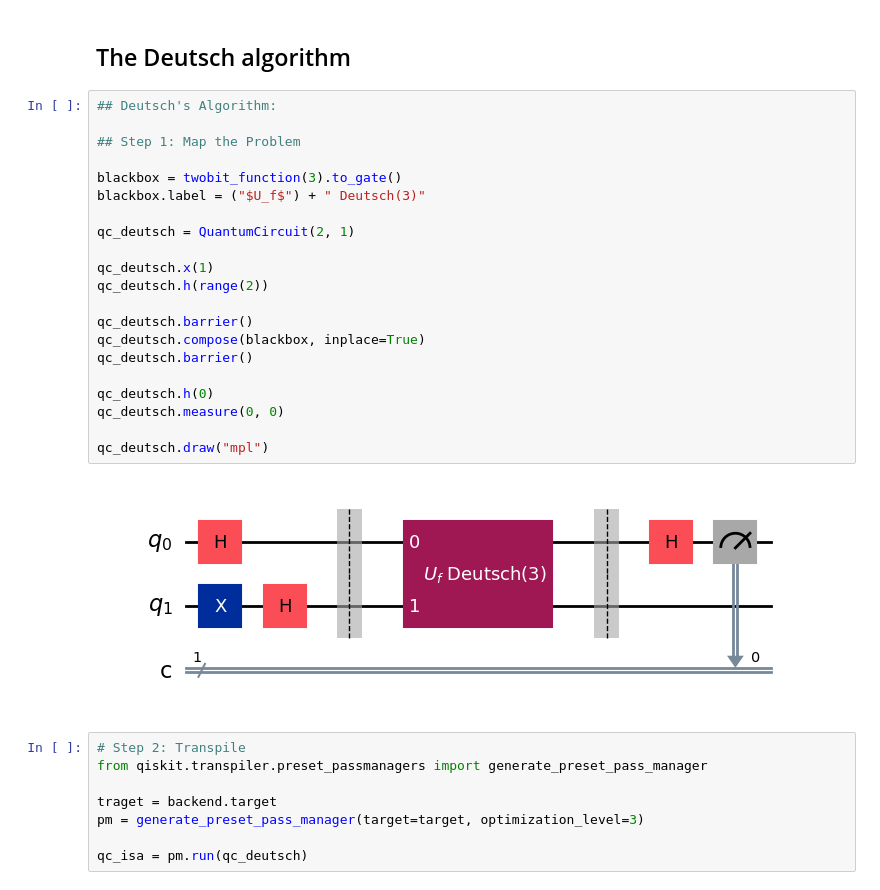
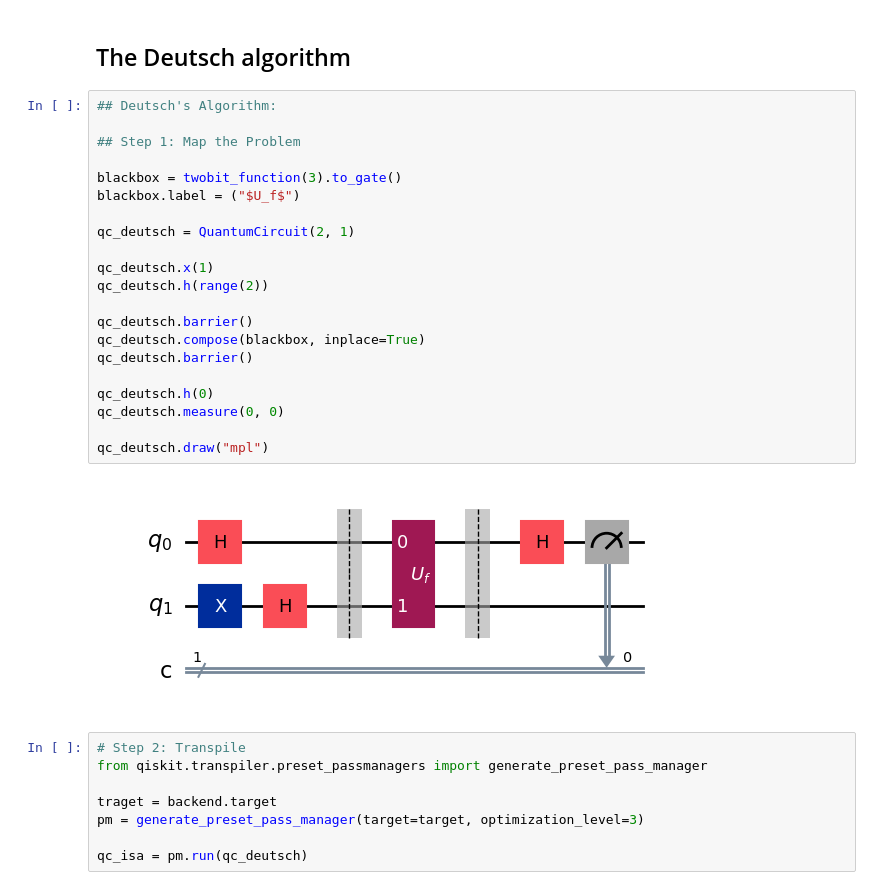
Before and after one commit to raopremrao/Learning-Qiskit-2, a Jupyter notebook: Qiskit in the Classroom/03_The Deutsch-Jozsa algorithm/The_Deutsch-Jozsa_Algorithm.ipynb, the cells around one changed output. Drawn from its saved outputs; the diff is of its cells as text.

Commit message:
Done Deutsch-Jozsa Algorithm

```diff
--- a/Qiskit in the Classroom/03_The Deutsch-Jozsa algorithm/The_Deutsch-Jozsa_Algorithm.ipynb
+++ b/Qiskit in the Classroom/03_The Deutsch-Jozsa algorithm/The_Deutsch-Jozsa_Algorithm.ipynb
@@ -105,26 +105,26 @@ The above is a histogram of our results. Depending on the number of shots you ch
 # %%
 ## Deutsch's Algorithm:
 
 ## Step 1: Map the Problem
 
 blackbox = twobit_function(3).to_gate()
-blackbox.label = ("$U_f$") + " Deutsch(3)"
+blackbox.label = ("$U_f$")
 
 qc_deutsch = QuantumCircuit(2, 1)
 
 qc_deutsch.x(1)
 qc_deutsch.h(range(2))
 
 qc_deutsch.barrier()
 qc_deutsch.compose(blackbox, inplace=True)
 qc_deutsch.barrier()
 
 qc_deutsch.h(0)
 qc_deutsch.measure(0, 0)
 
 qc_deutsch.draw("mpl")
 # %% [output]
-[figure, old version]
+[figure, new version]
 # %%
 # Step 2: Transpile
 from qiskit.transpiler.preset_passmanagers import generate_preset_pass_manager
```
Also changed, not shown: parts of 7 cells of this notebook.
